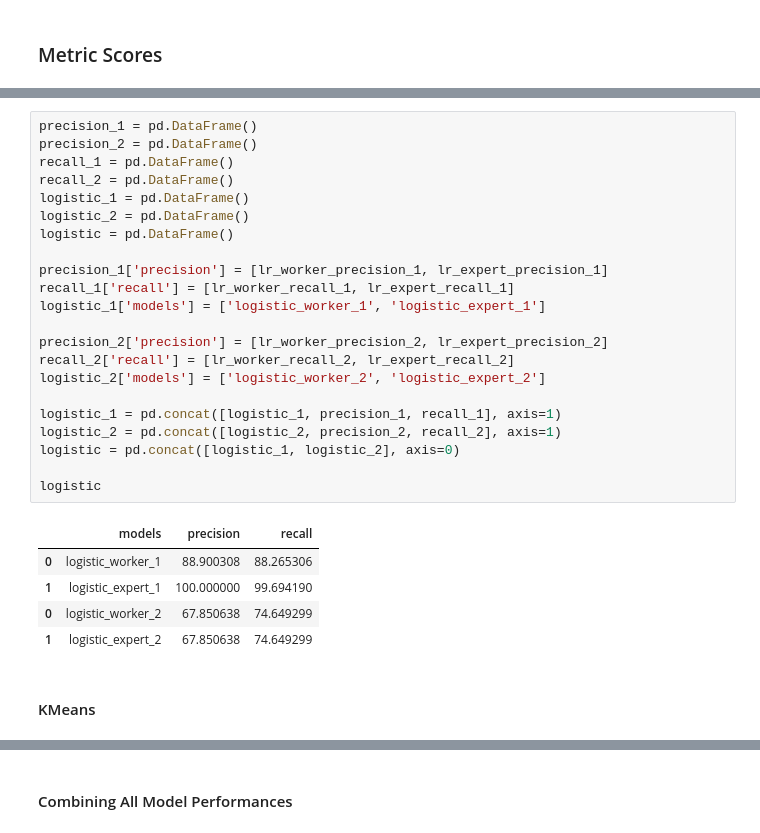
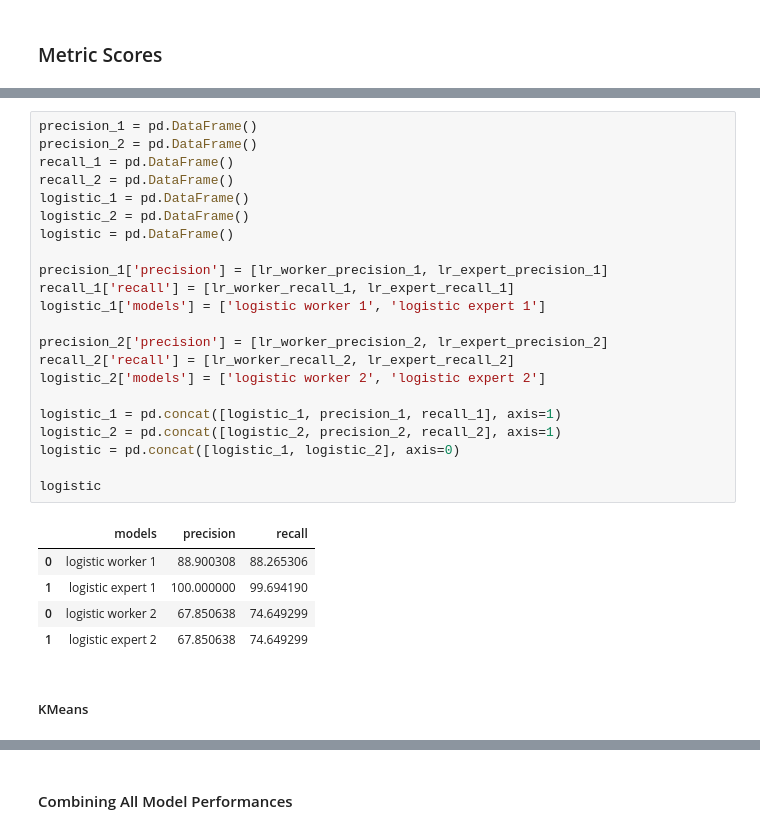
Before and after one commit to Paul-mwaura/CrowdsourcingML, a Jupyter notebook: CrowdsourcingML_Python_Notebook.ipynb, the cells around one changed output, grey strips where cells are left out. Cells and saved outputs as stored; diff of their text form.

```diff
--- a/CrowdsourcingML_Python_Notebook.ipynb
+++ b/CrowdsourcingML_Python_Notebook.ipynb
@@ -1304,33 +1342,33 @@ gaussian
 # %%
 precision_1 = pd.DataFrame()
 precision_2 = pd.DataFrame()
 recall_1 = pd.DataFrame()
 recall_2 = pd.DataFrame()
 logistic_1 = pd.DataFrame()
 logistic_2 = pd.DataFrame()
 logistic = pd.DataFrame()
 
 precision_1['precision'] = [lr_worker_precision_1, lr_expert_precision_1]
 recall_1['recall'] = [lr_worker_recall_1, lr_expert_recall_1]
-logistic_1['models'] = ['logistic_worker_1', 'logistic_expert_1']
+logistic_1['models'] = ['logistic worker 1', 'logistic expert 1']
 
 precision_2['precision'] = [lr_worker_precision_2, lr_expert_precision_2]
 recall_2['recall'] = [lr_worker_recall_2, lr_expert_recall_2]
-logistic_2['models'] = ['logistic_worker_2', 'logistic_expert_2']
+logistic_2['models'] = ['logistic worker 2', 'logistic expert 2']
 
 logistic_1 = pd.concat([logistic_1, precision_1, recall_1], axis=1)
 logistic_2 = pd.concat([logistic_2, precision_2, recall_2], axis=1)
 logistic = pd.concat([logistic_1, logistic_2], axis=0)
 
 logistic
 # %% [output]
 |  | models | precision | recall |
-| 0 | logistic_worker_1 | 88.900308 | 88.265306 |
-| 1 | logistic_expert_1 | 100.000000 | 99.694190 |
-| 0 | logistic_worker_2 | 67.850638 | 74.649299 |
-| 1 | logistic_expert_2 | 67.850638 | 74.649299 |
+| 0 | logistic worker 1 | 88.900308 | 88.265306 |
+| 1 | logistic expert 1 | 100.000000 | 99.694190 |
+| 0 | logistic worker 2 | 67.850638 | 74.649299 |
+| 1 | logistic expert 2 | 67.850638 | 74.649299 |
 # %% [markdown]
-#### KMeans
+##### KMeans
 # %%
 precision_1 = pd.DataFrame()
 precision_2 = pd.DataFrame()
```
Also changed, not shown: parts of 23 cells of this notebook.
